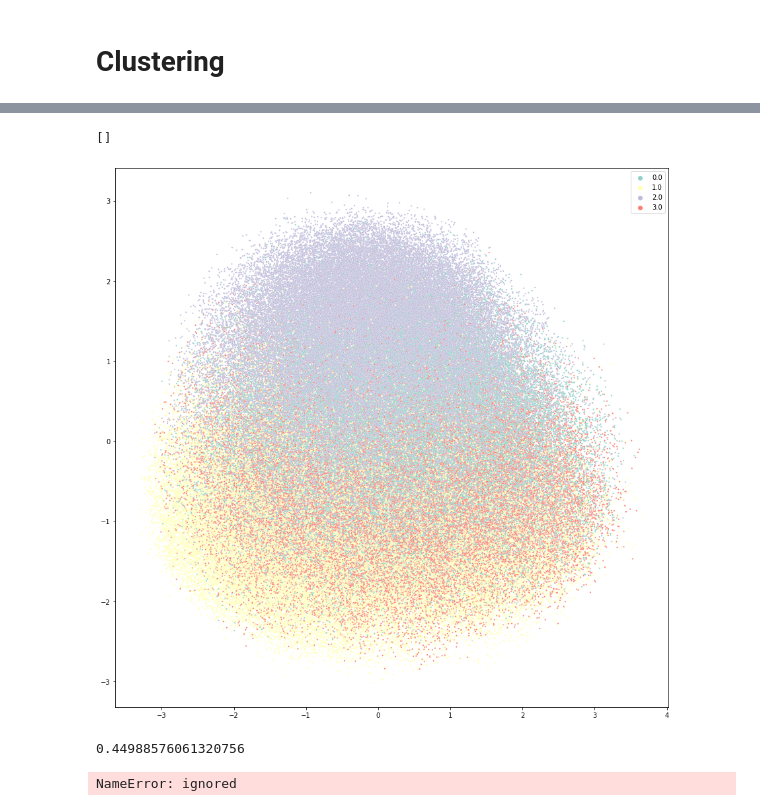
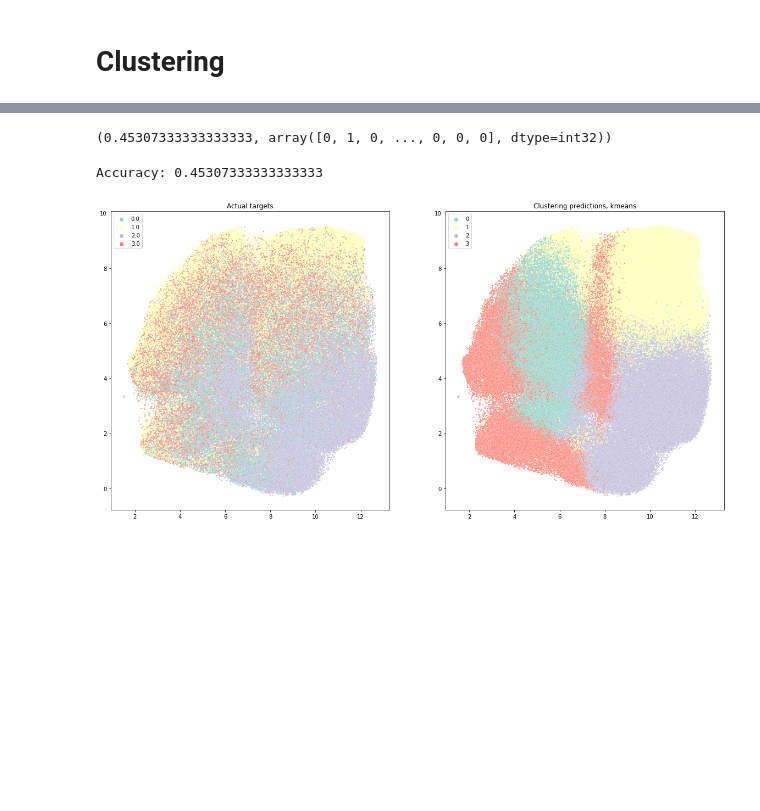
Before and after one commit to nietoo/banking-embedding, a Jupyter notebook: Unsupervised-Clustering.ipynb, the cells around one changed output, grey strips where cells are left out. Drawn from its saved outputs; the diff is of its cells as text; code cells hidden in the pictures; blank space fills up the shorter version.

```diff
--- a/Unsupervised-Clustering.ipynb
+++ b/Unsupervised-Clustering.ipynb
@@ -373,10 +418,3 @@ pca_data = pca.fit_transform(pred)
-# %%
-plt.figure(figsize=(15,15))
-sns.scatterplot(x=pca_data[:,0], y=pca_data[:,1], hue=age_targets, s=5, palette="Set3")
-plt.plot()
-# %% [output]
-[]
-[figure, removed]
 # %%
 def clustering_accuracy(y_true, y_pred):
     max_acc = 0
@@ -386,18 +424,41 @@ def clustering_accuracy(y_true, y_pred):
         accuracy = accuracy_score(y_true, np.vectorize(permutation_dict.get)(y_pred))
         if accuracy > max_acc:
             max_acc = accuracy
-            true_pred = y_pred.copy()
+            true_pred = np.vectorize(permutation_dict.get)(y_pred)
     return max_acc, true_pred
+
+def visualize_clustering(space, y_true, y_pred, name='unspecified'):
+    fig, axs = plt.subplots(1, 2, figsize=(20, 10))
+    axs[0].set_title('Actual targets')
+    sns.scatterplot(ax=axs[0], x=space[:,0], y=space[:,1], hue=y_true, s=5, palette="Set3")
+    axs[1].set_title('Clustering predictions, ' + name)
+    sns.scatterplot(ax=axs[1], x=space[:,0], y=space[:,1], hue=y_pred, s=5, palette="Set3")
 # %%
 kmeans = KMeans(n_clusters=NUM_OF_CLUSTERS,
                 algorithm='full',
-                tol=1e-3)
+                tol=1e-3,
+                random_state=1001)
 
 kmeans_res = kmeans.fit(pred)
 
-print(clustering_accuracy(age_targets, res.labels_))
+print(clustering_accuracy(age_targets, kmeans_res.labels_))
 # %% [output]
-0.44988576061320756
+(0.45307333333333333, array([0, 1, 0, ..., 0, 0, 0], dtype=int32))
+# %%
+accuracy, labels = clustering_accuracy(age_targets, kmeans_res.labels_)
+
+print('Accuracy: {}'.format(accuracy))
+
+visualize_clustering(emb_2d_25, age_targets, labels, 'kmeans')
+
+# fig, axs = plt.subplots(1, 2, figsize=(20, 10))
+# axs[0].set_title('Actual targets')
+# sns.scatterplot(ax=axs[0], x=emb_2d_25[:,0], y=emb_2d_25[:,1], hue=age_targets, s=5, palette="Set3")
+# axs[1].set_title('Clustering predictions, kmeans')
+# sns.scatterplot(ax=axs[1], x=emb_2d_25[:,0], y=emb_2d_25[:,1], hue=labels, s=5, palette="Set3")
+# %% [output]
+Accuracy: 0.45307333333333333
+[figure, added]
 # %%
 # Murders RAM
 
@@ -408,7 +469,3 @@ print(clustering_accuracy(age_targets, res.labels_))
 # spectral_res = spectral.fit(pred)
 
 # print(clustering_accuracy(age_targets, res.labels_))
-# %%
-agglomerative = AgglomerativeClustering()
-# %% [output]
-NameError: ignored
```
Also changed, not shown: parts of 25 cells of this notebook.
